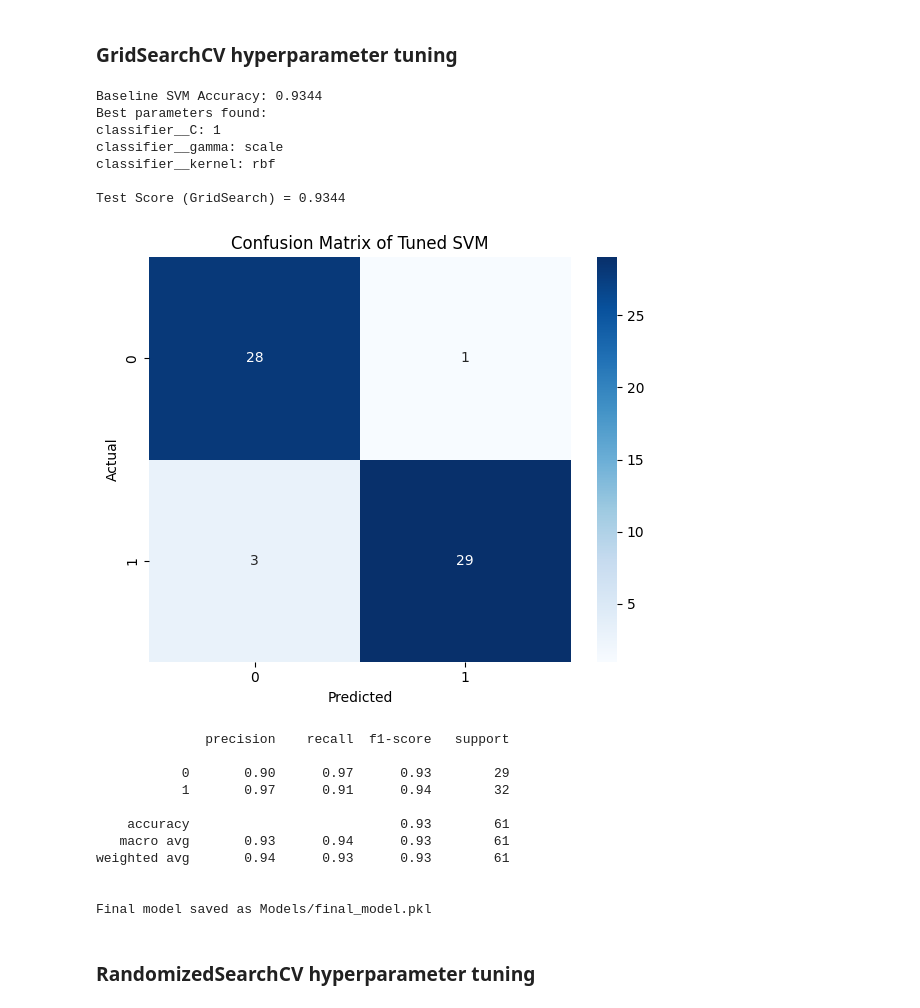
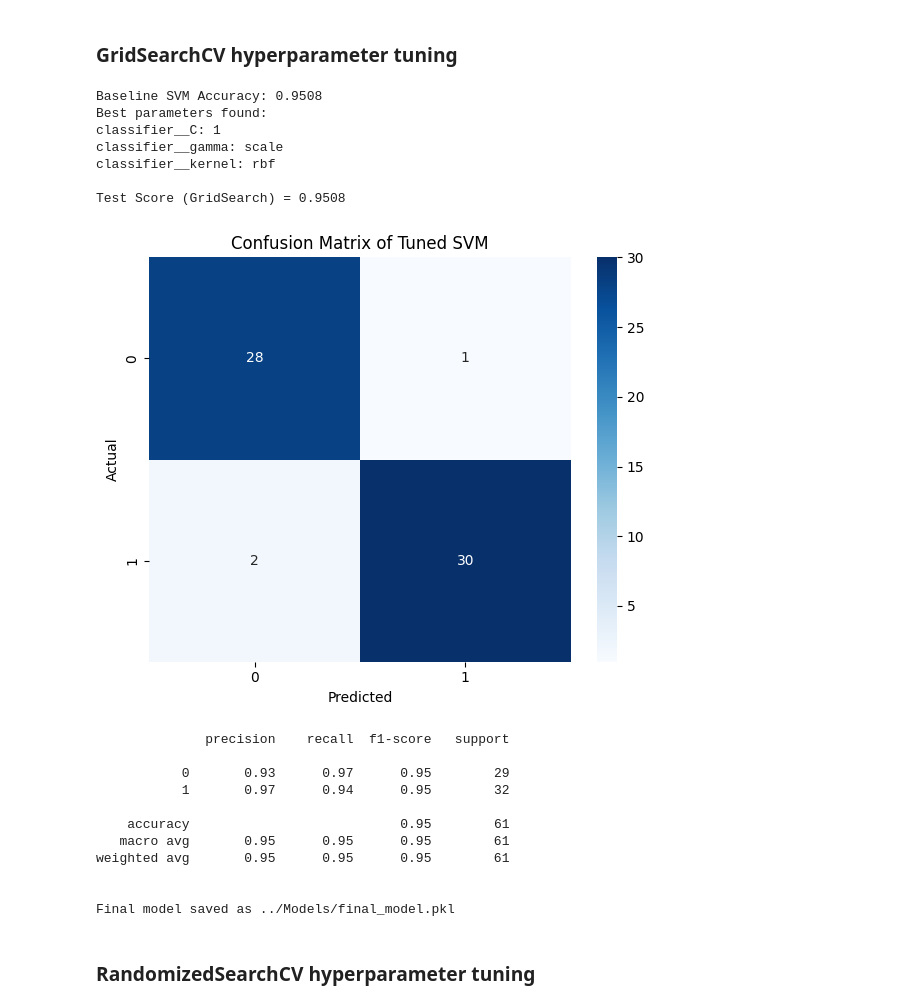
Before and after one commit to YoussefAhmed2612/UCI_Heart_Disease_Prediction, a Jupyter notebook: 2.6 Hyperparameter Tuning/Hyperparameter Tuning.ipynb, the cells around one changed output. Saved outputs shown, nothing was run; the diff lists cells and outputs as text; code cells hidden in the pictures.

```diff
--- a/2.6 Hyperparameter Tuning/Hyperparameter Tuning.ipynb
+++ b/2.6 Hyperparameter Tuning/Hyperparameter Tuning.ipynb
@@ -25,12 +25,12 @@ from xgboost import XGBClassifier
 from sklearn.metrics import classification_report, accuracy_score, roc_auc_score, roc_curve
 from sklearn.metrics import silhouette_score, davies_bouldin_score, calinski_harabasz_score
 # %%
-df = pd.read_csv("cleaned_heart_disease_data.csv")
+df = pd.read_csv("../Data/cleaned_heart_disease_data.csv")
 X = df.drop(columns=['num'])
 df['num'] = np.where(df['num']>0,1,0)
 y = df['num']
 # %%
-X = df.drop(columns=['num','chol','trestbps'])
+X = df.drop(columns=['num','chol','trestbps','Cluster Label'])
 # %%
 X_train, X_test, y_train, y_test = train_test_split(X, y, test_size=0.2, random_state=42)
 # %%
@@ -102,48 +102,48 @@ test_score = best_model.score(X_test, y_test)
 
 print("Best parameters found:")
 for key, value in best_model.best_params_.items():
     print(f"{key}: {value}")
 print(f"\nTest Score (GridSearch) = {test_score:.4f}")
 
 # Confusion matrix visualization
 conf_matrix = confusion_matrix(y_test, y_pred)
 plt.figure(figsize=(6, 5))
 sns.heatmap(conf_matrix, annot=True, cmap="Blues", fmt="d")
 plt.title("Confusion Matrix of Tuned SVM")
 plt.xlabel("Predicted")
 plt.ylabel("Actual")
 plt.tight_layout()
 plt.show()
 
 # Classification report
 print(classification_report(y_test, y_pred))
 
 # =========================
 # Save final tuned model
 # =========================
-filename = "Models/final_model.pkl"
+filename = "../Models/final_model.pkl"
 pickle.dump(best_model, open(filename, "wb"))
 print(f"\nFinal model saved as {filename}")
 # %% [output]
-Baseline SVM Accuracy: 0.9344
+Baseline SVM Accuracy: 0.9508
 Best parameters found:
 classifier__C: 1
 classifier__gamma: scale
 classifier__kernel: rbf
 
-Test Score (GridSearch) = 0.9344
+Test Score (GridSearch) = 0.9508
-[figure, old version]
+[figure, new version]
               precision    recall  f1-score   support
 
-           0       0.90      0.97      0.93        29
-           1       0.97      0.91      0.94        32
+           0       0.93      0.97      0.95        29
+           1       0.97      0.94      0.95        32
 
-    accuracy                           0.93        61
-   macro avg       0.93      0.94      0.93        61
-weighted avg       0.94      0.93      0.93        61
+    accuracy                           0.95        61
+   macro avg       0.95      0.95      0.95        61
+weighted avg       0.95      0.95      0.95        61
 
 
-Final model saved as Models/final_model.pkl
+Final model saved as ../Models/final_model.pkl
 # %% [markdown]
 ### RandomizedSearchCV hyperparameter tuning
 # %%
```
Also changed, not shown: parts of 1 cell of this notebook, 2 other files.
